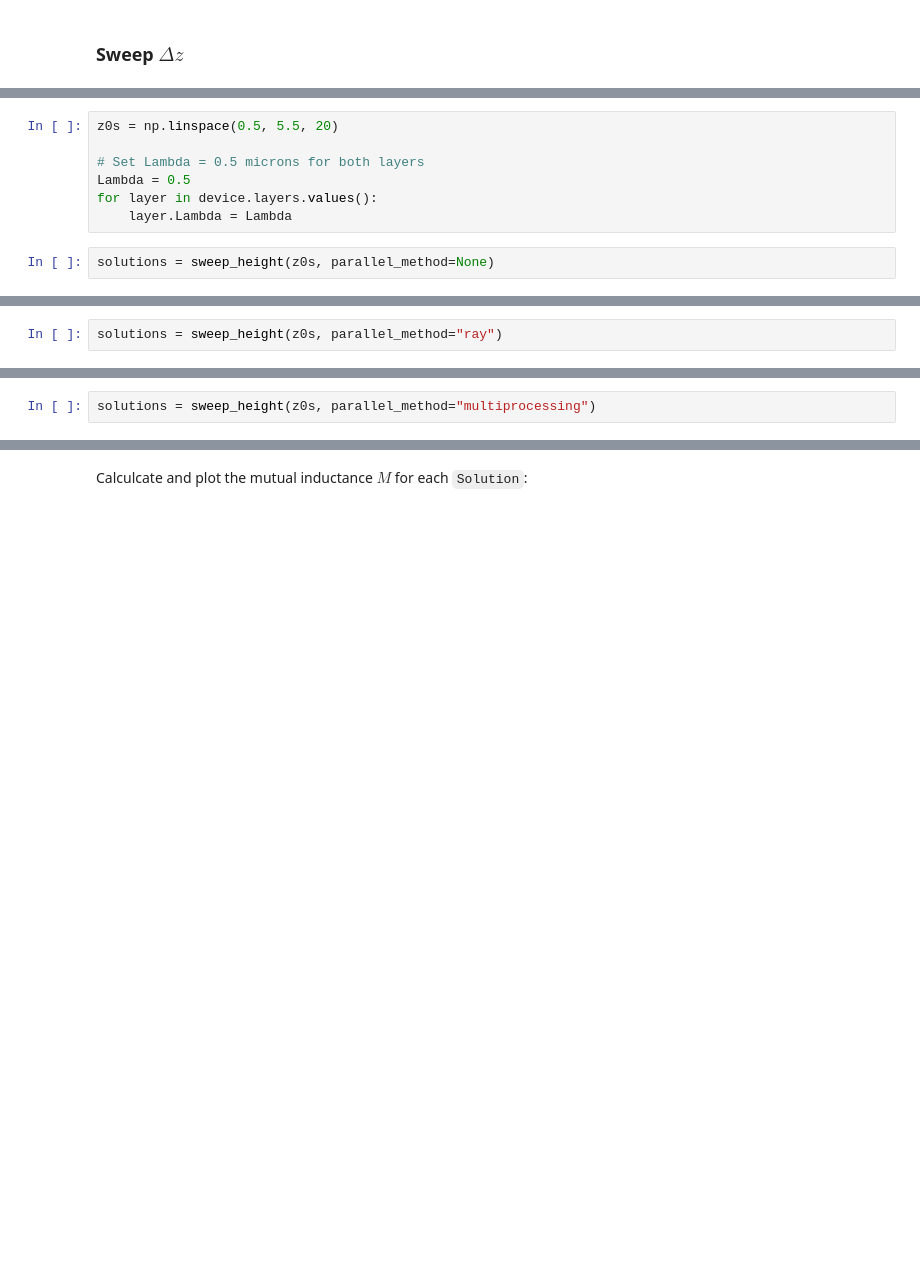
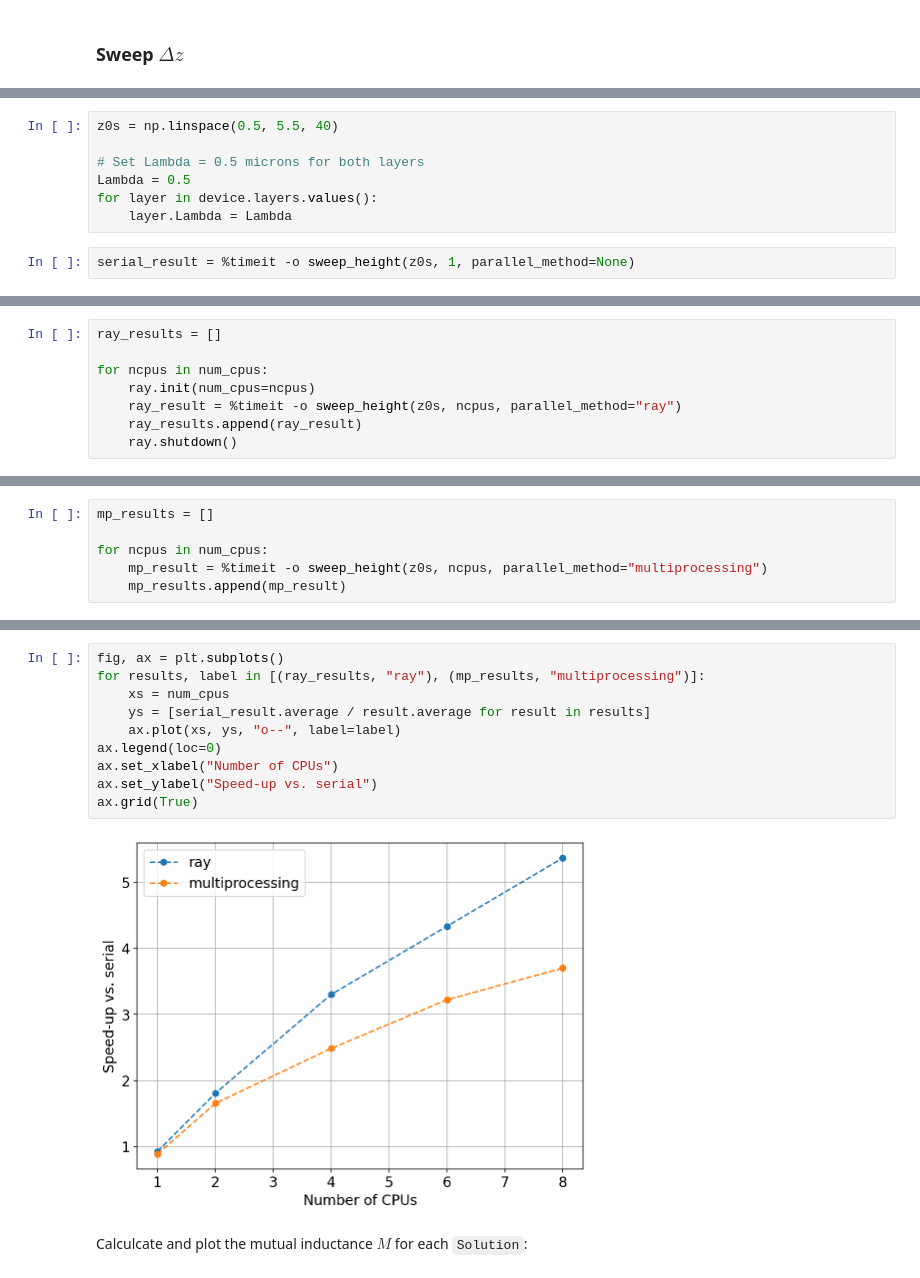
Before and after one commit to loganbvh/superscreen, a Jupyter notebook: docs/notebooks/parallel.ipynb, the cells around one changed output, grey strips where cells are left out. Cells and saved outputs as stored; diff of their text form; blank space fills up the shorter version.

```diff
--- a/docs/notebooks/parallel.ipynb
+++ b/docs/notebooks/parallel.ipynb
@@ -276,11 +265,11 @@ def sweep_height(heights, iterations=6, parallel_method=None):
     return solutions
 # %%
-z0s = np.linspace(0.5, 5.5, 20)
+z0s = np.linspace(0.5, 5.5, 40)
 
 # Set Lambda = 0.5 microns for both layers
 Lambda = 0.5
 for layer in device.layers.values():
     layer.Lambda = Lambda
 # %%
-solutions = sweep_height(z0s, parallel_method=None)
+serial_result = %timeit -o sweep_height(z0s, 1, parallel_method=None)
 # %% [output]
@@ -288,3 +277,9 @@ parallel_method = None, elapsed_seconds = 38.890, seconds_per_model = 1.945
 # %%
-solutions = sweep_height(z0s, parallel_method="ray")
+ray_results = []
+
+for ncpus in num_cpus:
+    ray.init(num_cpus=ncpus)
+    ray_result = %timeit -o sweep_height(z0s, ncpus, parallel_method="ray")
+    ray_results.append(ray_result)
+    ray.shutdown()
 # %% [output]
@@ -292,3 +287,7 @@ parallel_method = ray, elapsed_seconds = 47.850, seconds_per_model = 2.392
 # %%
-solutions = sweep_height(z0s, parallel_method="multiprocessing")
+mp_results = []
+
+for ncpus in num_cpus:
+    mp_result = %timeit -o sweep_height(z0s, ncpus, parallel_method="multiprocessing")
+    mp_results.append(mp_result)
 # %% [output]
@@ -296,3 +295,15 @@ parallel_method = multiprocessing, elapsed_seconds = 27.365, seconds_per_model =
+# %%
+fig, ax = plt.subplots()
+for results, label in [(ray_results, "ray"), (mp_results, "multiprocessing")]:
+    xs = num_cpus
+    ys = [serial_result.average / result.average for result in results]
+    ax.plot(xs, ys, "o--", label=label)
+ax.legend(loc=0)
+ax.set_xlabel("Number of CPUs")
+ax.set_ylabel("Speed-up vs. serial")
+ax.grid(True)
+# %% [output]
+[figure, added]
 # %% [markdown]
 Calculcate and plot the mutual inductance $M$ for each `Solution`:
 # %%
```
Also changed, not shown: parts of 17 cells of this notebook.
